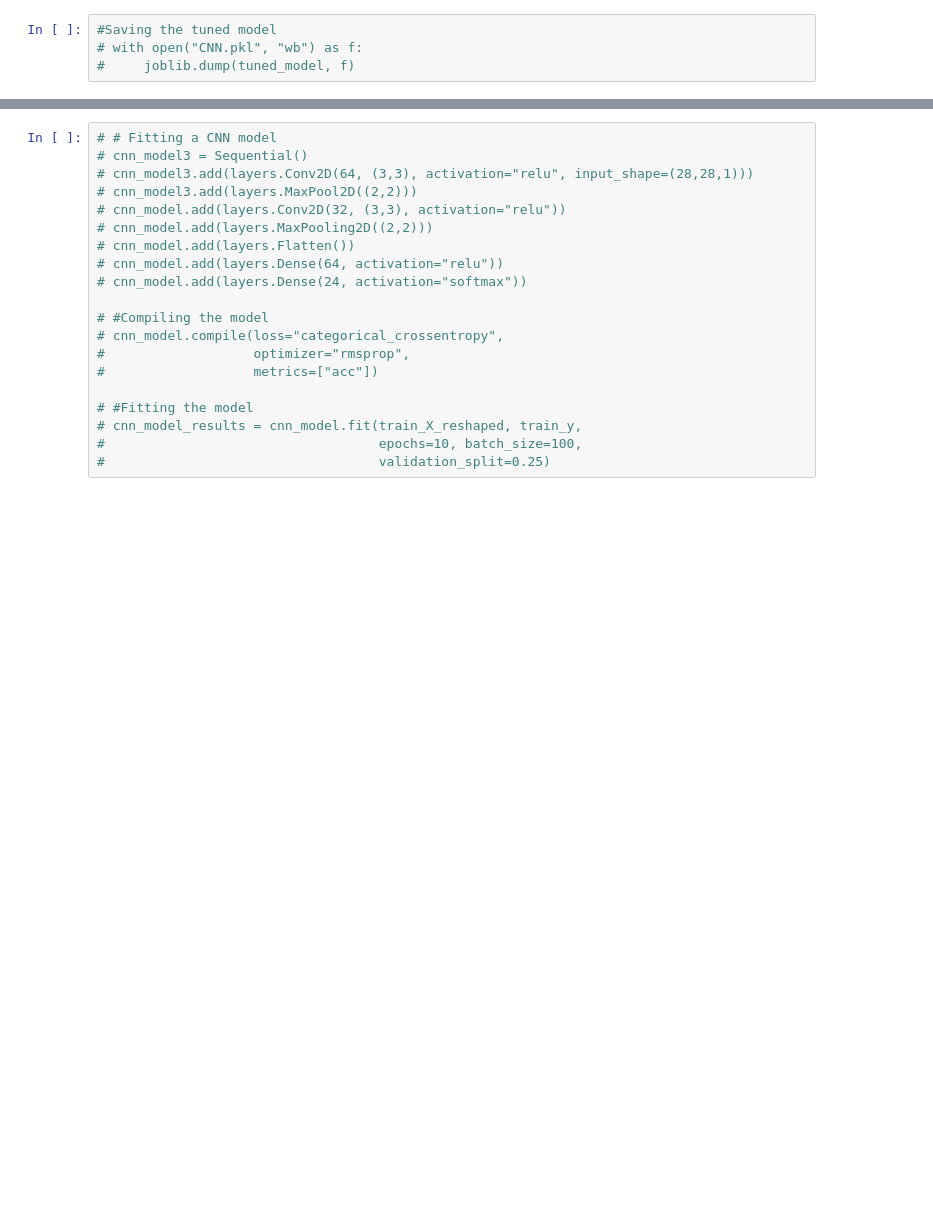
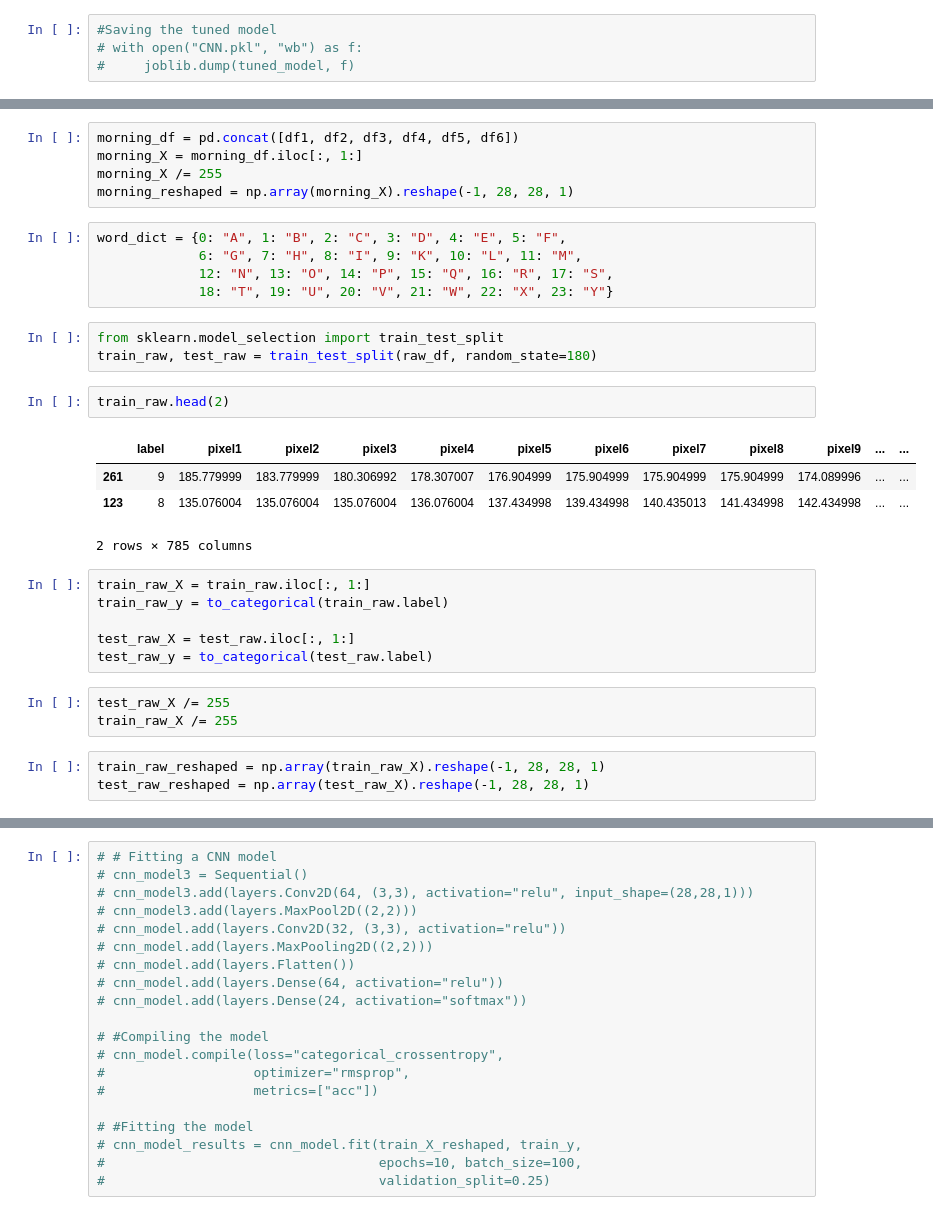
Before and after one commit to JamesMbeti/KSL-FINGERSPELLING-RECOGNITION, a Jupyter notebook: CNN2.ipynb, the cells around one changed output, grey strips where cells are left out. Drawn from its saved outputs; the diff is of its cells as text; blank space fills up the shorter version.

Commit message:
word predicting

```diff
--- a/CNN2.ipynb
+++ b/CNN2.ipynb
@@ -681,0 +694,32 @@ plt.show()
+# %%
+morning_df = pd.concat([df1, df2, df3, df4, df5, df6])
+morning_X = morning_df.iloc[:, 1:]
+morning_X /= 255
+morning_reshaped = np.array(morning_X).reshape(-1, 28, 28, 1)
+# %%
+word_dict = {0: "A", 1: "B", 2: "C", 3: "D", 4: "E", 5: "F",
+             6: "G", 7: "H", 8: "I", 9: "K", 10: "L", 11: "M",
+             12: "N", 13: "O", 14: "P", 15: "Q", 16: "R", 17: "S",
+             18: "T", 19: "U", 20: "V", 21: "W", 22: "X", 23: "Y"}
+# %%
+from sklearn.model_selection import train_test_split
+train_raw, test_raw = train_test_split(raw_df, random_state=180)
+# %%
+train_raw.head(2)
+# %% [output]
+|  | label | pixel1 | pixel2 | pixel3 | pixel4 | pixel5 | pixel6 | pixel7 | pixel8 | pixel9 | ... | ... |
+| 261 | 9 | 185.779999 | 183.779999 | 180.306992 | 178.307007 | 176.904999 | 175.904999 | 175.904999 | 175.904999 | 174.089996 | ... | ... |
+| 123 | 8 | 135.076004 | 135.076004 | 135.076004 | 136.076004 | 137.434998 | 139.434998 | 140.435013 | 141.434998 | 142.434998 | ... | ... |
+2 rows × 785 columns
+# %%
+train_raw_X = train_raw.iloc[:, 1:]
+train_raw_y = to_categorical(train_raw.label)
+
+test_raw_X = test_raw.iloc[:, 1:]
+test_raw_y = to_categorical(test_raw.label)
+# %%
+test_raw_X /= 255
+train_raw_X /= 255
+# %%
+train_raw_reshaped = np.array(train_raw_X).reshape(-1, 28, 28, 1)
+test_raw_reshaped = np.array(test_raw_X).reshape(-1, 28, 28, 1)
```
Also changed, not shown: parts of 25 cells of this notebook, 8 other files.
